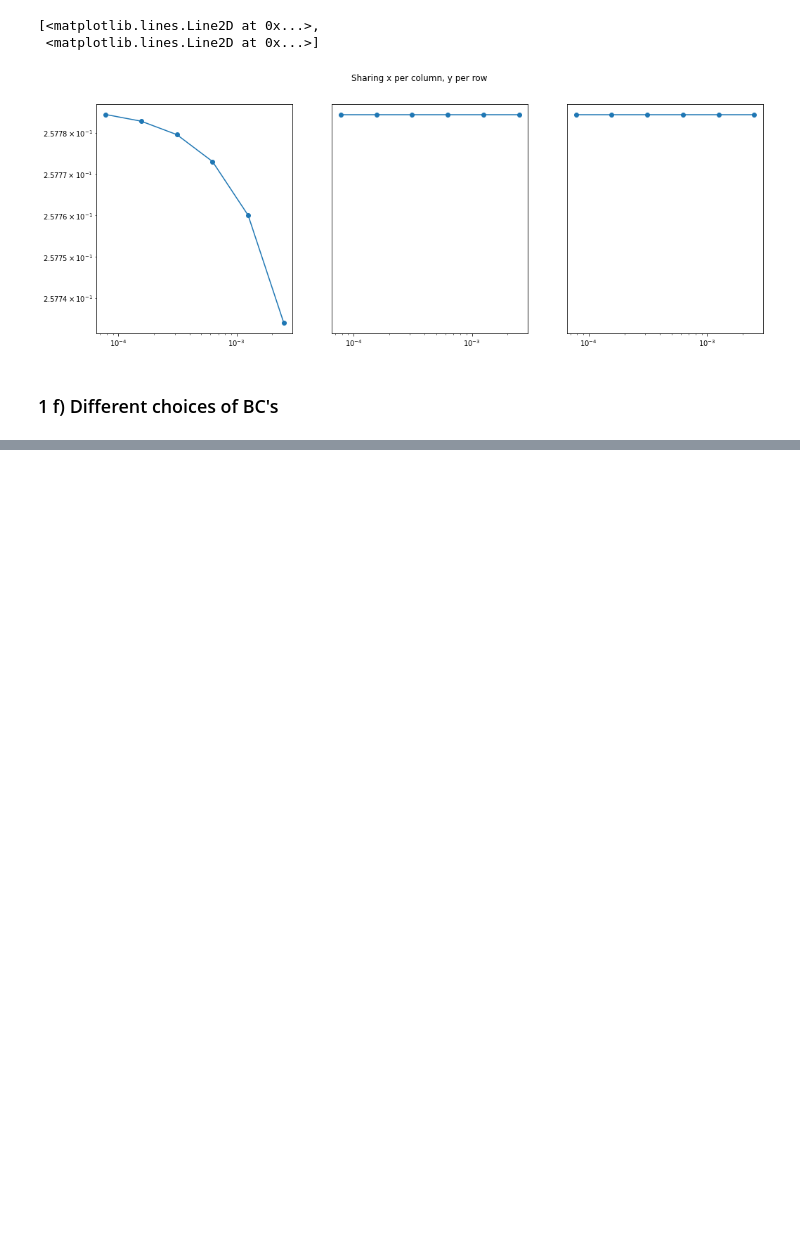
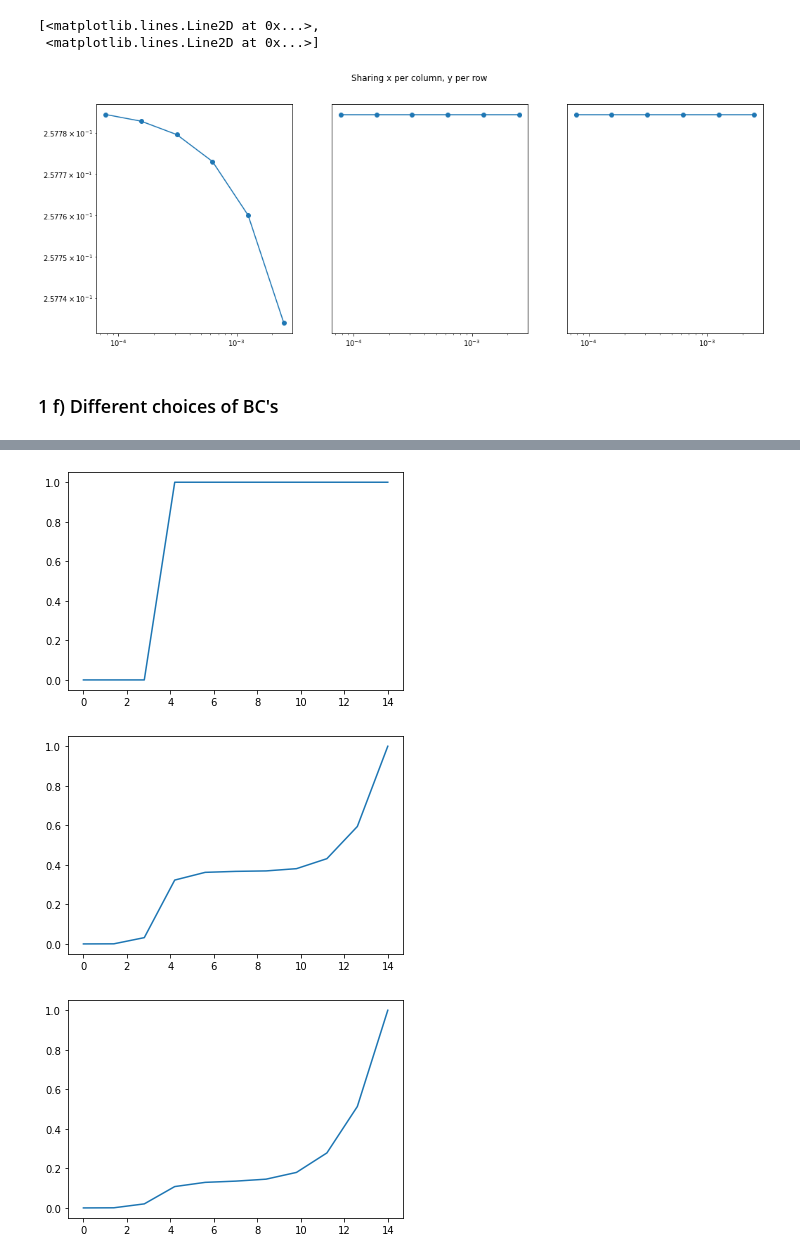
Before and after one commit to ulrikunneberg/NumDiff_prosjekt, a Jupyter notebook: Test.ipynb, the cells around one changed output, grey strips where cells are left out. Saved outputs shown, nothing was run; the diff lists cells and outputs as text; code cells hidden in the pictures; blank space fills up the shorter version.

```diff
--- a/Test.ipynb
+++ b/Test.ipynb
@@ -665,0 +664,11 @@ plt.show()
+# %%
+plt.plot(np.linspace(0,R_bin, M+1) , u_check3[:,0])
+plt.show()
+plt.plot(np.linspace(0,R_bin, M+1), u_check3[:,500])
+plt.show()
+plt.plot(np.linspace(0,R_bin, M+1), u_check3[:,-1])
+plt.show()
+# %% [output]
+[figure, added]
+[figure, added]
+[figure, added]
```
Also changed, not shown: parts of 14 cells of this notebook.
